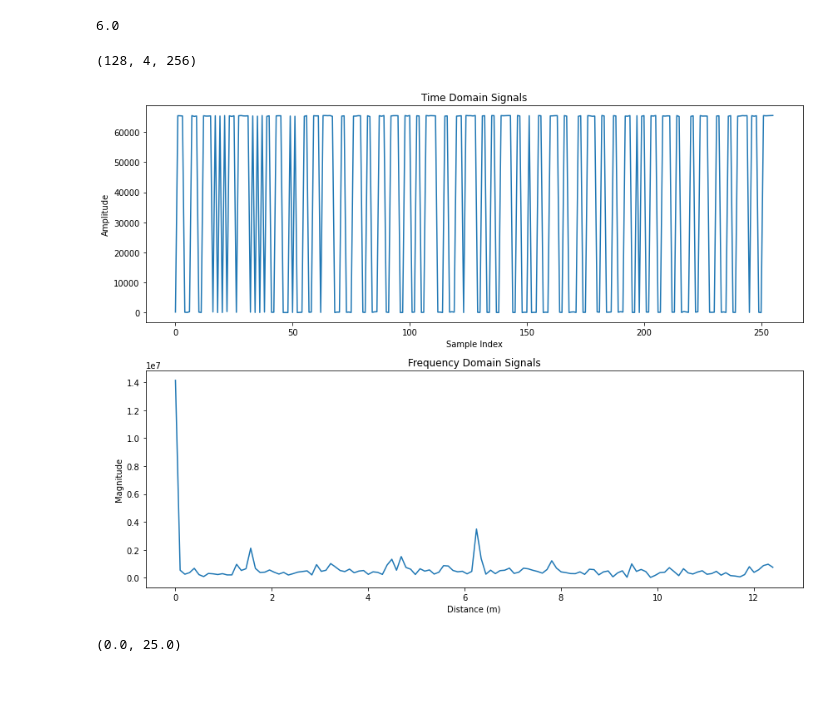
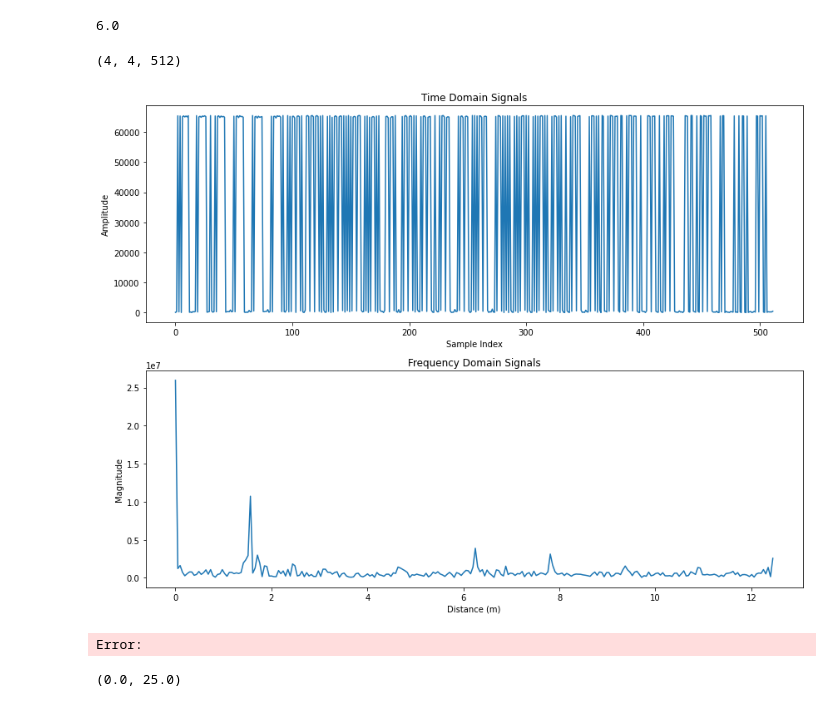
Before and after one commit to arlaptiev/sk_mmwave, a Jupyter notebook: data/radar_mult.ipynb, the cells around one changed output. Saved outputs shown, nothing was run; the diff lists cells and outputs as text; code cells hidden in the pictures.

```diff
--- a/data/radar_mult.ipynb
+++ b/data/radar_mult.ipynb
@@ -282,35 +283,36 @@ adc_data.shape
 # %% [output]
 6.0
 # %%
-d = dca.organize(adc_data, 128, 4, 256)
+d = dca.organize(adc_data, 4, 4, 512)
 d.shape
 # %% [output]
-(128, 4, 256)
+(4, 4, 512)
 # %%
-SAMPLES_PER_CHIRP = 256
+SAMPLES_PER_CHIRP = 512
 
 signal = d[0, 0, :]
 fft_result = fft(signal)
 fft_freqs = fftfreq(SAMPLES_PER_CHIRP, 1/SAMPLE_RATE)
 fft_meters = fft_freqs * c / (2 * FREQ_SLOPE)
 
 plt.figure(figsize=(12, 9))
 # --- Time Domain Plot ---
 plt.subplot(2, 1, 1)
 plt.plot(signal)
 plt.title('Time Domain Signals')
 plt.xlabel('Sample Index')
 plt.ylabel('Amplitude')
 
 # --- Frequency Domain Plot ---
 plt.subplot(2, 1, 2)
 plt.plot(fft_meters[:SAMPLES_PER_CHIRP // 2],  np.abs(fft_result[:SAMPLES_PER_CHIRP // 2]))
 plt.title('Frequency Domain Signals')
 plt.xlabel('Distance (m)')
 plt.ylabel('Magnitude')
 plt.tight_layout()
 # %% [output]
-[figure, old version]
+[figure, new version]
+Error:
 # %%
 import socket
 static_ip='192.168.33.30'
```
Also changed, not shown: parts of 5 cells of this notebook, 21 other files.
